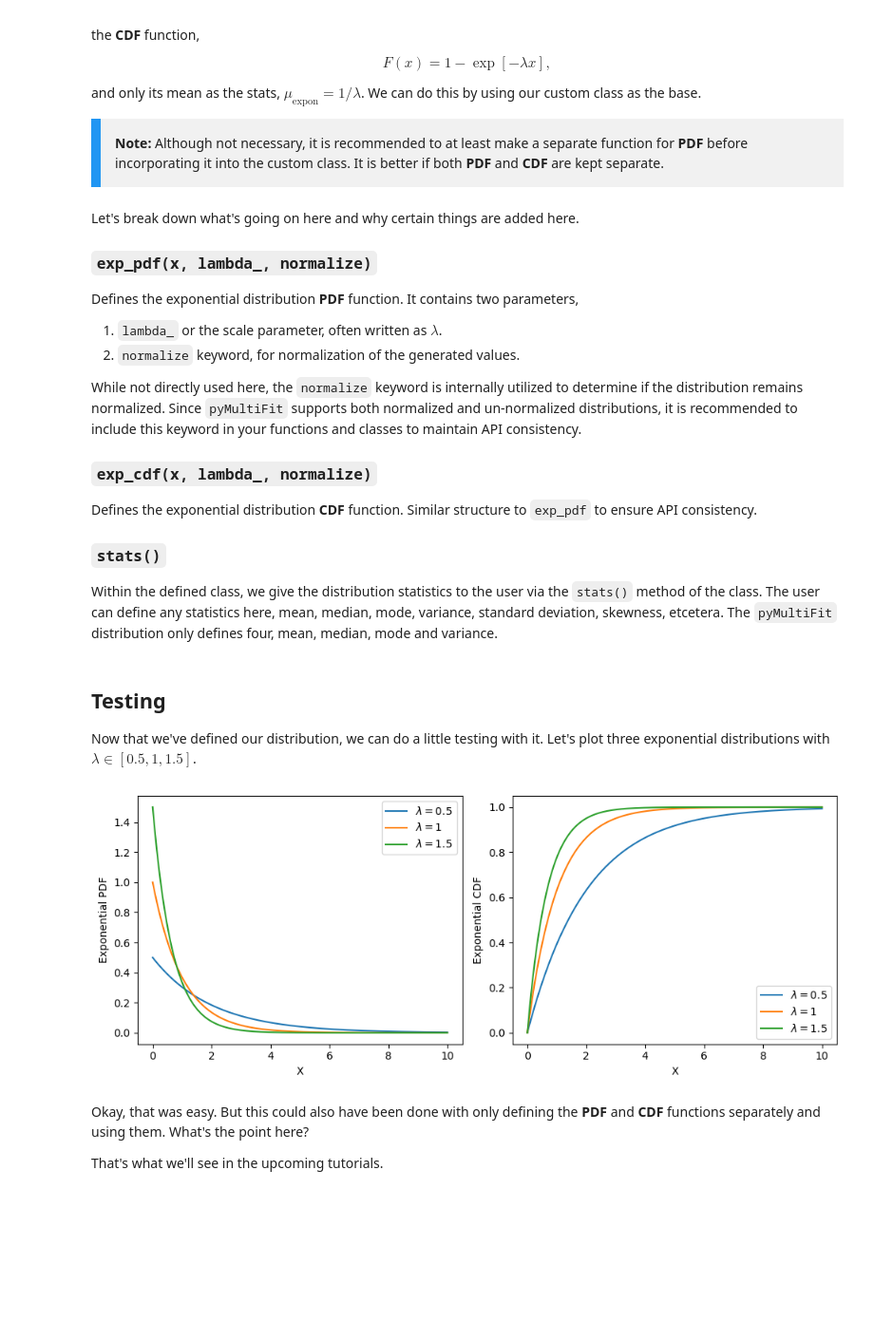
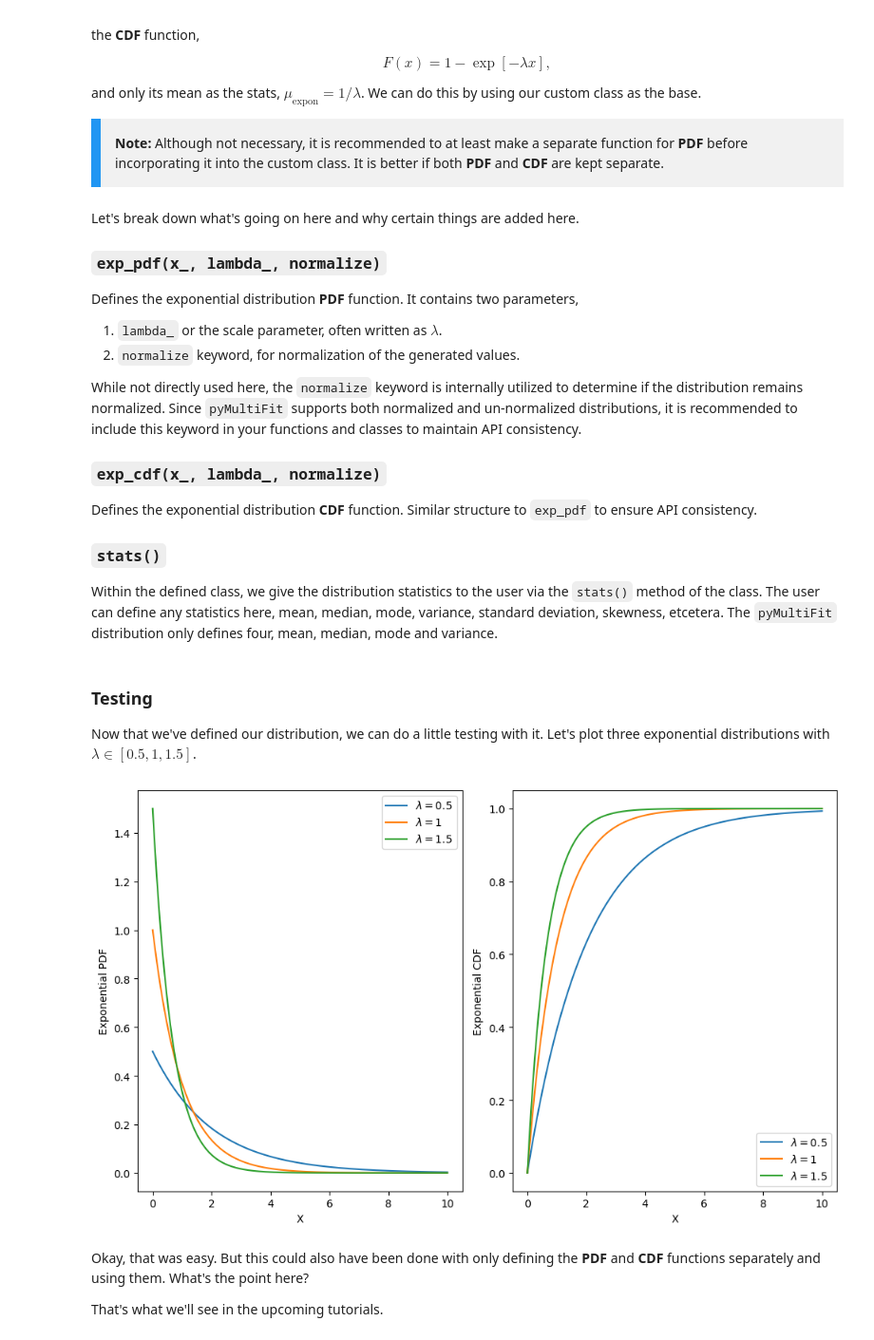
Before and after one commit to syedalimohsinbukhari/pyMultiFit, a Jupyter notebook: tutorials/001__distribution_class.ipynb, the cells around one changed output. Shown at 95% size. Cells and saved outputs as stored; diff of their text form; code cells hidden in the pictures; blank space fills up the shorter version.

```diff
--- a/tutorials/001__distribution_class.ipynb
+++ b/tutorials/001__distribution_class.ipynb
@@ -13,14 +13,15 @@ In this tutorial, we will focus on ``BaseDistribution``, a template class to gen
 
 The basic structure of `BaseDistribution` class is as follows:
 # %%
-# see BaseDistribution at https://pymultifit.readthedocs.io/latest/_distributions.html
+# see BaseDistribution at https://pymultifit.readthedocs.io/latest/distributions/baseDistribution.html
 class BaseDistribution:
+    """Mock Base Distribution skeletal class."""
 
-    def pdf(self, x):
+    def pdf(self, x_):
         """PDF implementation."""
         raise NotImplementedError
 
-    def cdf(self, x):
+    def cdf(self, x_):
         """CDF implementation."""
         raise NotImplementedError
 
@@ -49,14 +50,14 @@ and only its mean as the stats, $\mu_\text{expon} = 1/\lambda$. We can do this b
 import numpy as np
 
 
-def exp_pdf(x, lambda_, normalize: bool = False):
+def exp_pdf(x_, lambda_, normalize: bool = False):
     """Exponential PDF."""
-    return lambda_ * np.exp(-lambda_ * x)
+    return lambda_ * np.exp(-lambda_ * x_)
 
 
-def exp_cdf(x, lambda_, normalize: bool = False):
+def exp_cdf(x_, lambda_, normalize: bool = False):
     """Exponential CDF."""
-    return 1 - np.exp(-lambda_ * x)
+    return 1 - np.exp(-lambda_ * x_)
 
 
 class Exponential(BaseDistribution):
@@ -67,18 +68,18 @@ class Exponential(BaseDistribution):
 
         self.norm = normalize
 
-    def pdf(self, x):
-        return exp_pdf(x, self.lambda_, self.norm)
+    def pdf(self, x_):
+        return exp_pdf(x_, self.lambda_, self.norm)
 
-    def cdf(self, x):
-        return exp_cdf(x, self.lambda_, self.norm)
+    def cdf(self, x_):
+        return exp_cdf(x_, self.lambda_, self.norm)
 
     def stats(self):
         return {'mean': 1 / self.lambda_}
 # %% [markdown]
 Let's break down what's going on here and why certain things are added here.
 
-### `exp_pdf(x, lambda_, normalize)`
+### `exp_pdf(x_, lambda_, normalize)`
 Defines the exponential distribution **PDF** function. It contains two parameters,
 
 1. `lambda_` or the scale parameter, often written as $\lambda$.
@@ -87,7 +88,7 @@ Defines the exponential distribution **PDF** function. It contains two parameter
 While not directly used here, the `normalize` keyword is internally utilized to determine if the distribution remains normalized.
 Since `pyMultiFit` supports both normalized and un-normalized distributions, it is recommended to include this keyword in your functions and classes to maintain API consistency.
 
-### `exp_cdf(x, lambda_, normalize)`
+### `exp_cdf(x_, lambda_, normalize)`
 Defines the exponential distribution **CDF** function. Similar structure to `exp_pdf` to ensure API consistency.
 
 ### `stats()`
@@ -95,7 +96,7 @@ Within the defined class, we give the distribution statistics to the user via th
 The user can define any statistics here, mean, median, mode, variance, standard deviation, skewness, etcetera.
 The `pyMultiFit` distribution only defines four, mean, median, mode and variance.
 # %% [markdown]
-## Testing
+### Testing
 
 Now that we've defined our distribution, we can do a little testing with it. Let's plot three exponential distributions with $\lambda \in [0.5, 1, 1.5]$.
 # %%
@@ -105,27 +106,27 @@ exp_onePoint3 = Exponential(lambda_=1.5)
 # %%
 import matplotlib.pyplot as plt
 
 x = np.linspace(0, 10, 500)
 
 dists_ = [exp_point3, exp_1, exp_onePoint3]
 labels_ = ['0.5', '1', '1.5']
 
 # take two subplots to add both PDF and CDF
-f, ax = plt.subplots(1, 2, figsize=(10, 4))
+f, ax = plt.subplots(1, 2, figsize=(10, 6))
 
 for index, value in enumerate(['pdf', 'cdf']):
     for i, j in zip(dists_, labels_):
         ax[index].plot(x, i.pdf(x) if value == 'pdf' else i.cdf(x),
                        label=r'$\lambda = $' + f'{j}')
 
 [i.set_xlabel('X') for i in ax]
 ax[0].set_ylabel('Exponential PDF')
 ax[1].set_ylabel('Exponential CDF')
 [i.legend(loc='best') for i in ax]
 plt.tight_layout()
 plt.show()
 # %% [output]
-[figure, old version]
+[figure, new version]
 # %% [markdown]
 Okay, that was easy. But this could also have been done with only defining the **PDF** and **CDF** functions separately and using them. What's the point here?
 
```
Also changed, not shown: parts of 1 cell of this notebook, 8 other files.
